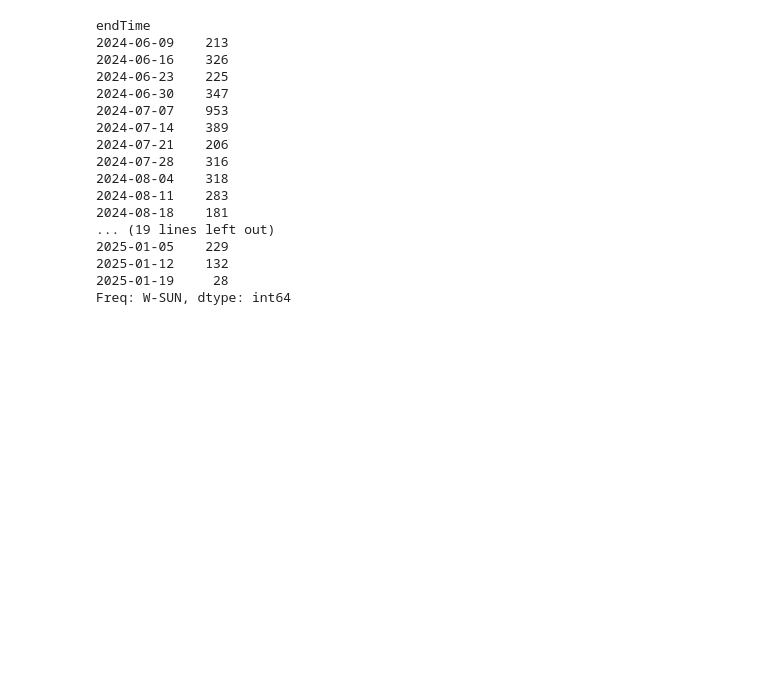
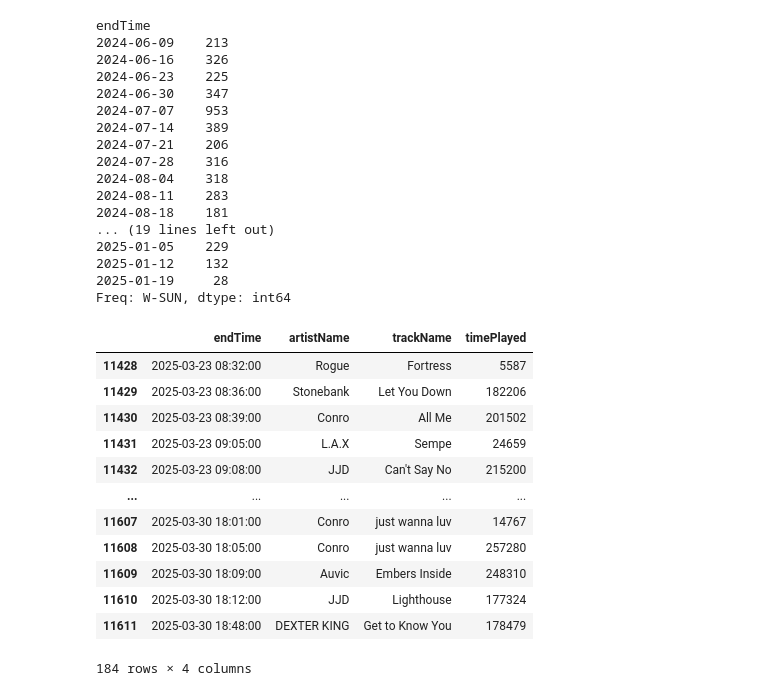
Before and after one commit to RadoTheProgrammer/spotify-stats, a Jupyter notebook: 2025-07-27.ipynb, the cells around one changed output. Saved outputs shown, nothing was run; the diff lists cells and outputs as text; code cells hidden in the pictures; blank space fills up the shorter version.

```diff
--- a/2025-07-27.ipynb
+++ b/2025-07-27.ipynb
@@ -174,3 +174,21 @@ endTime
 2025-01-12    132
 2025-01-19     28
 Freq: W-SUN, dtype: int64
+# %%
+df_week = df[(df["endTime"] > "2025-03-23") & (df["endTime"] < "2025-03-31")]
+# %%
+df_week
+# %% [output]
+|  | endTime | artistName | trackName | timePlayed |
+| 11428 | 2025-03-23 08:32:00 | Rogue | Fortress | 5587 |
+| 11429 | 2025-03-23 08:36:00 | Stonebank | Let You Down | 182206 |
+| 11430 | 2025-03-23 08:39:00 | Conro | All Me | 201502 |
+| 11431 | 2025-03-23 09:05:00 | L.A.X | Sempe | 24659 |
+| 11432 | 2025-03-23 09:08:00 | JJD | Can't Say No | 215200 |
+| ... | ... | ... | ... | ... |
+| 11607 | 2025-03-30 18:01:00 | Conro | just wanna luv | 14767 |
+| 11608 | 2025-03-30 18:05:00 | Conro | just wanna luv | 257280 |
+| 11609 | 2025-03-30 18:09:00 | Auvic | Embers Inside | 248310 |
+| 11610 | 2025-03-30 18:12:00 | JJD | Lighthouse | 177324 |
+| 11611 | 2025-03-30 18:48:00 | DEXTER KING | Get to Know You | 178479 |
+184 rows × 4 columns
```
Also changed, not shown: parts of 1 cell of this notebook, 11 other files.
